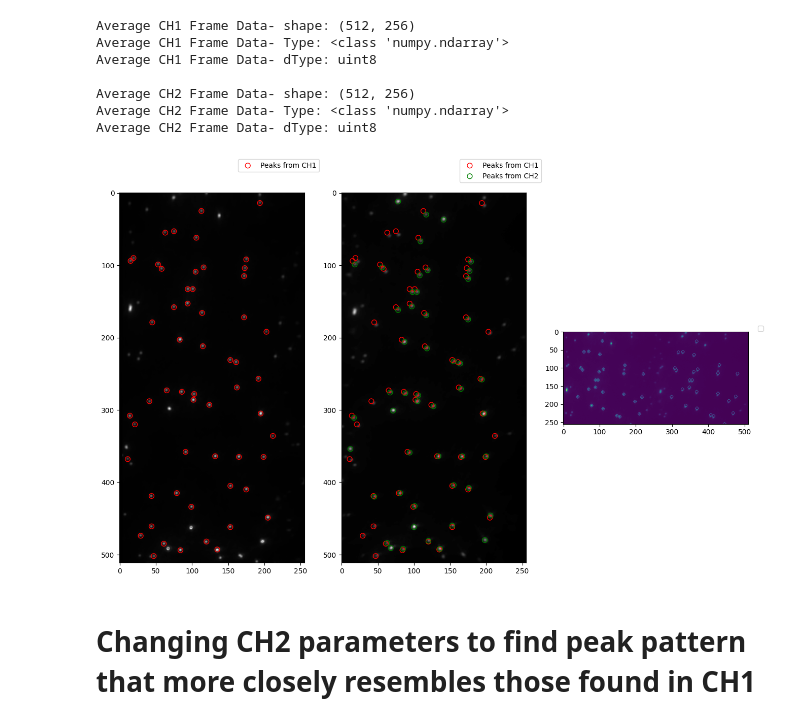
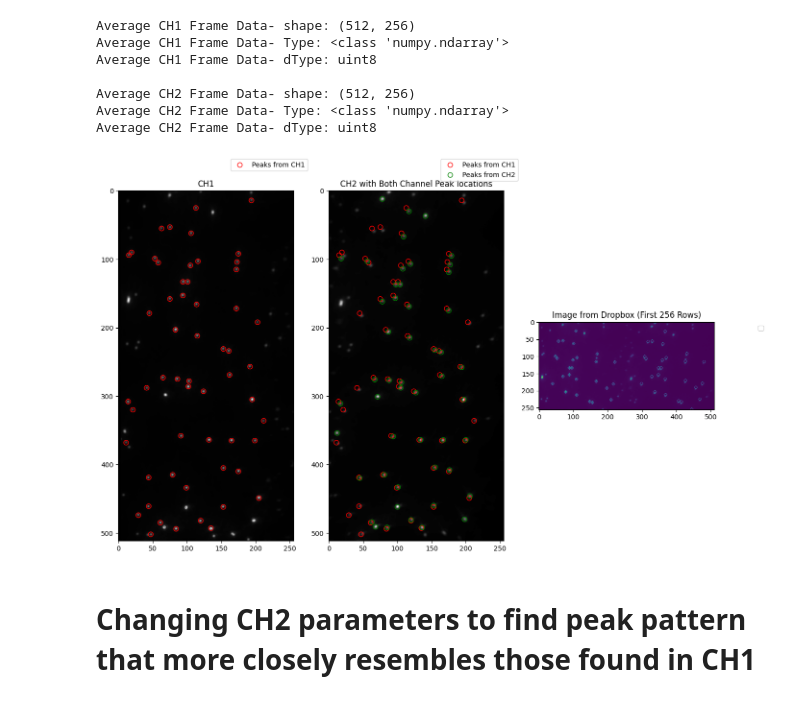
Before and after one commit to ljhason/smImaging-Exploration, a Jupyter notebook: img_avg_map/find_peaks_ch2.ipynb, the cells around one changed output. Cells and saved outputs as stored; diff of their text form; code cells hidden in the pictures.

```diff
--- a/img_avg_map/find_peaks_ch2.ipynb
+++ b/img_avg_map/find_peaks_ch2.ipynb
@@ -51,25 +52,28 @@ peaks_coords_IDL_CH2 = find_peaks_scipy_IDL(CH2_img_path)[0]
 # %%
 #Testing: Default parameters
 good_peaks_1,_ = good_peak_finder_CH1(CH1_img_path)
 good_peaks_2,_ = good_peak_finder_CH1(CH2_img_path)
 
 f, axes = plt.subplots(1, 3, figsize=(16, 24))
 
 axes[0].imshow(image_CH1, cmap="gray")
 axes[0].scatter(good_peaks_1[:, 1], good_peaks_1[:, 0], s=50, facecolors='none', edgecolors='r', label='Peaks from CH1')
 axes[0].legend(loc='upper right', bbox_to_anchor=(1.1, 1.1))
+axes[0].set_title('CH1')
 
 axes[1].imshow(image_CH2, cmap="gray")
 axes[1].scatter(good_peaks_1[:, 1], good_peaks_1[:, 0], s=50, facecolors='none', edgecolors='r', label='Peaks from CH1')
 axes[1].scatter(good_peaks_2[:, 1], good_peaks_2[:, 0], s=50, facecolors='none', edgecolors='g', label='Peaks from CH2')
 axes[1].legend(loc='upper right', bbox_to_anchor=(1.1, 1.1))
+axes[1].set_title('CH2 with Both Channel Peak locations')
 
-
+#Make this larger
 axes[2].imshow(hel1_ave_image)
-axes[2].legend(loc='upper right', bbox_to_anchor=(1.1, 1.1))
+axes[2].legend(loc='upper right', bbox_to_anchor=(1.3, 1))
+axes[2].set_title('Image from Dropbox (First 256 Rows)')
 plt.show()
 # %% [output]
-[figure, old version]
+[figure, new version]
 # %% [markdown]
 # Changing CH2 parameters to find peak pattern that more closely resembles those found in CH1
 # %%
```
Also changed, not shown: parts of 6 cells of this notebook, 2 other files.
